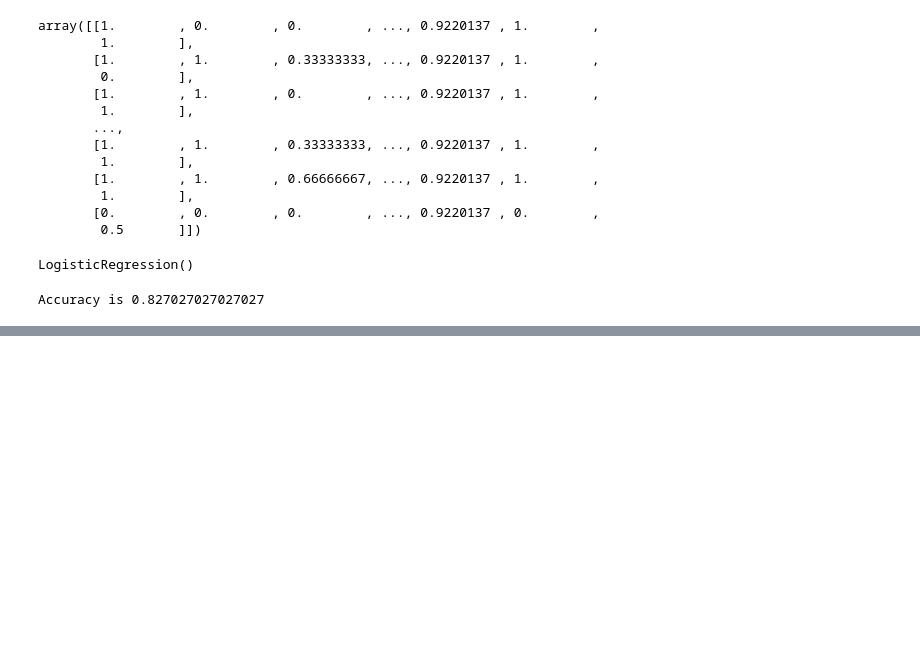
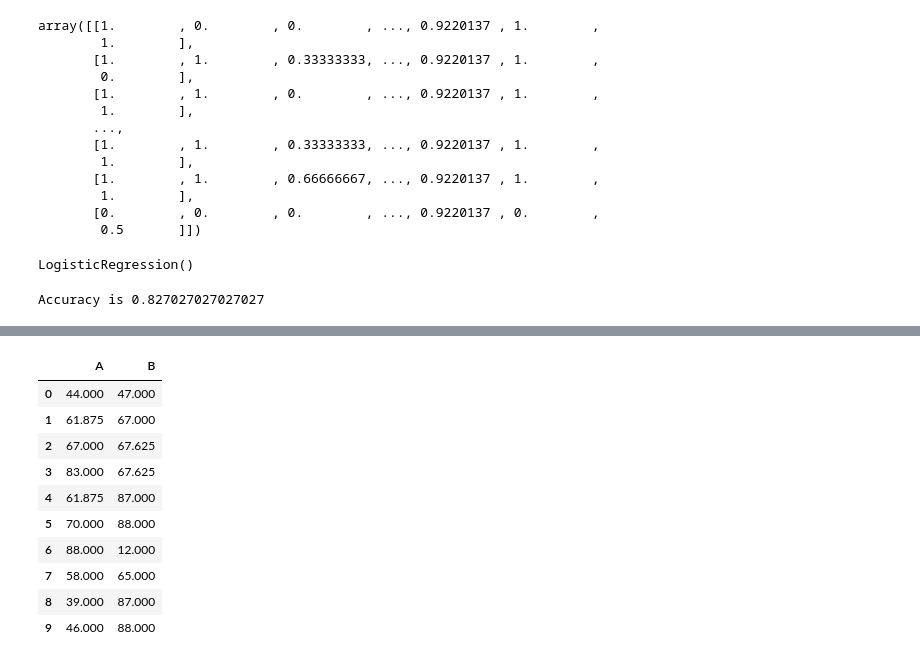
Before and after one commit to coders-nightmare/Loan_Eligibilty_Model, a Jupyter notebook: model/Loan_Experiment.ipynb, the cells around one changed output, grey strips where cells are left out. Cells and saved outputs as stored; diff of their text form; code cells hidden in the pictures; blank space fills up the shorter version.

```diff
--- a/model/Loan_Experiment.ipynb
+++ b/model/Loan_Experiment.ipynb
@@ -5,8 +5,8 @@ import pandas as pd
 from sklearn.impute import SimpleImputer
 from sklearn.preprocessing import LabelEncoder,MinMaxScaler
 # %%
-raw_train=pd.read_csv("../datasets/train.csv")
-raw_test=pd.read_csv("../datasets/test.csv")
+raw_train=pd.read_csv("../packaging_ml_model/prediction_model/datasets/train.csv")
+raw_test=pd.read_csv("../packaging_ml_model/prediction_model/datasets/test.csv")
 # %%
 raw_train.head()
 # %% [output]
@@ -338,0 +335,16 @@ class DemoTransformer(BaseEstimator, TransformerMixin):
+# %%
+class MeanImputer(BaseEstimator, TransformerMixin):
+    def __init__(self,variables=None):
+        self.variables=variables
+
+    def fit(self,X,y=None):
+        self.mean_dict={}
+        for col in self.variables:
+            self.mean_dict[col]=X[col].mean()
+        return self
+
+    def transform(self,X):
+        X=X.copy()
+        for col in self.variables:
+            X[col].fillna(self.mean_dict[col],inplace=True)
+        return X
@@ -338,0 +381,14 @@ class DemoTransformer(BaseEstimator, TransformerMixin):
+# %%
+mean_imputer.transform(df)
+# %% [output]
+|  | A | B |
+| 0 | 44.000 | 47.000 |
+| 1 | 61.875 | 67.000 |
+| 2 | 67.000 | 67.625 |
+| 3 | 83.000 | 67.625 |
+| 4 | 61.875 | 87.000 |
+| 5 | 70.000 | 88.000 |
+| 6 | 88.000 | 12.000 |
+| 7 | 58.000 | 65.000 |
+| 8 | 39.000 | 87.000 |
+| 9 | 46.000 | 88.000 |
```
Also changed, not shown: parts of 16 cells of this notebook, 2 other files.
